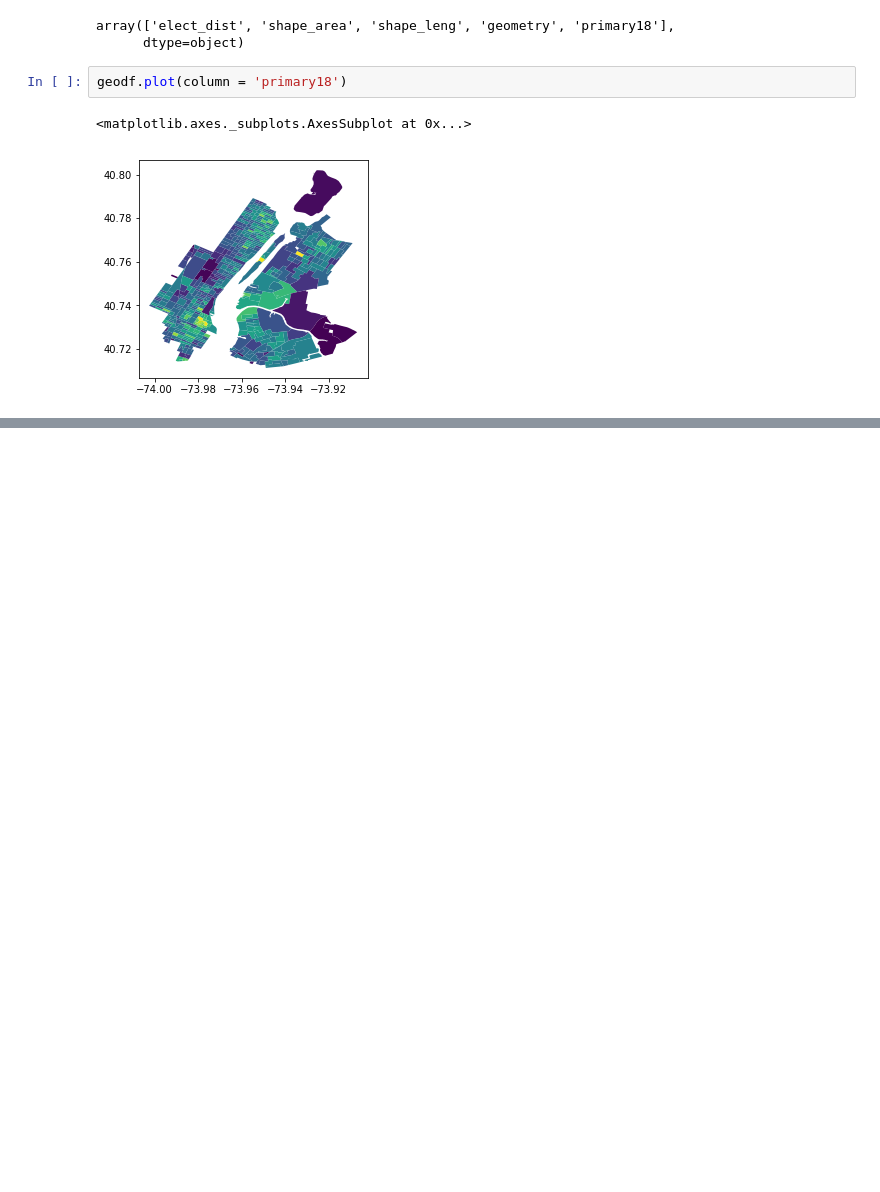
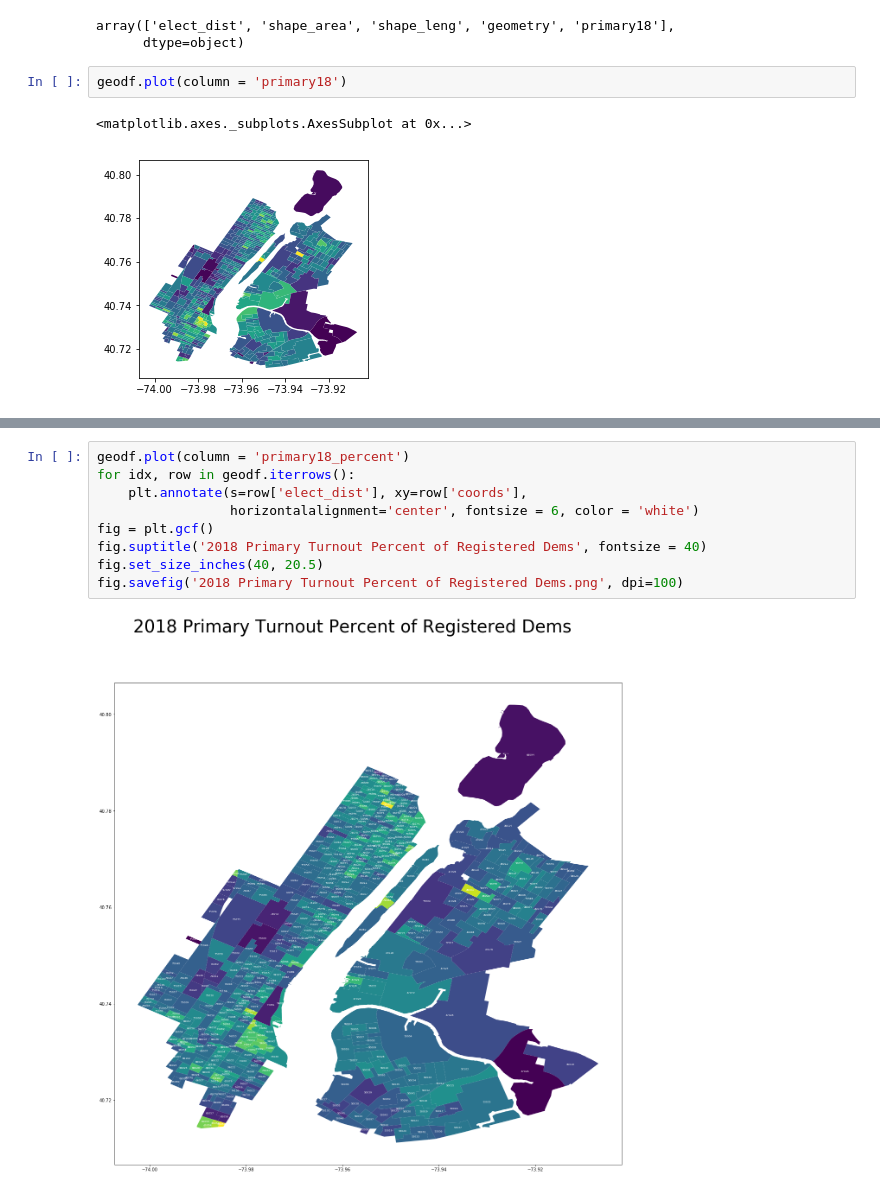
Before and after one commit to dangrenell/vladimer, a Jupyter notebook: First EDA 9.12.ipynb, the cells around one changed output, grey strips where cells are left out. Saved outputs shown, nothing was run; the diff lists cells and outputs as text; blank space fills up the shorter version.

```diff
--- a/First EDA 9.12.ipynb
+++ b/First EDA 9.12.ipynb
@@ -40,0 +79,11 @@ geodf.plot(column = 'primary18')
+# %%
+geodf.plot(column = 'primary18_percent')
+for idx, row in geodf.iterrows():
+    plt.annotate(s=row['elect_dist'], xy=row['coords'],
+                 horizontalalignment='center', fontsize = 6, color = 'white')
+fig = plt.gcf()
+fig.suptitle('2018 Primary Turnout Percent of Registered Dems', fontsize = 40)
+fig.set_size_inches(40, 20.5)
+fig.savefig('2018 Primary Turnout Percent of Registered Dems.png', dpi=100)
+# %% [output]
+[figure, added]
```
Also changed, not shown: parts of 13 cells of this notebook, 4 other files.
